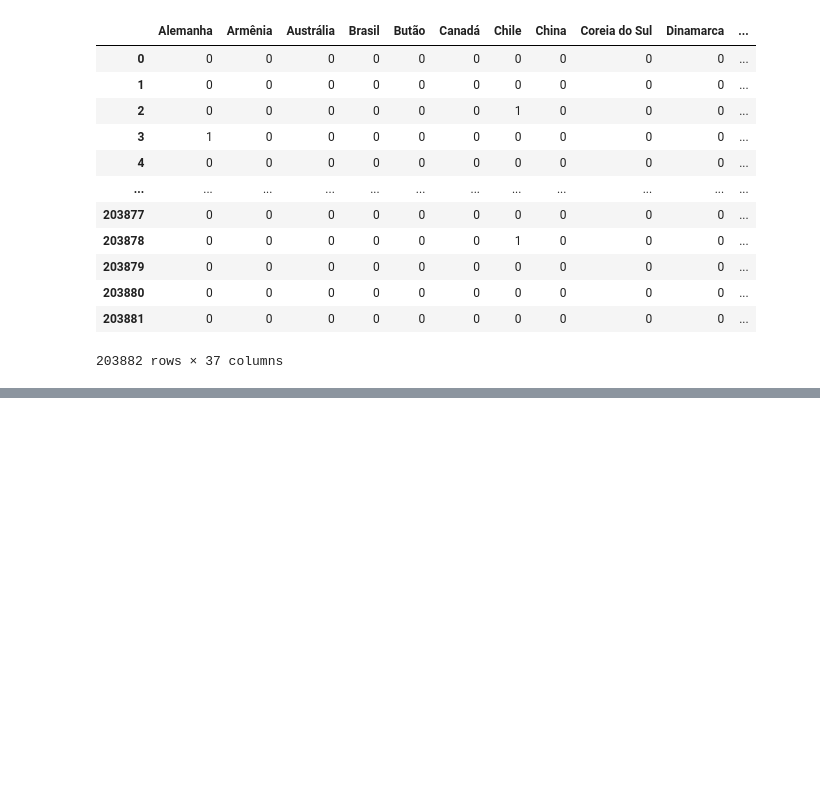
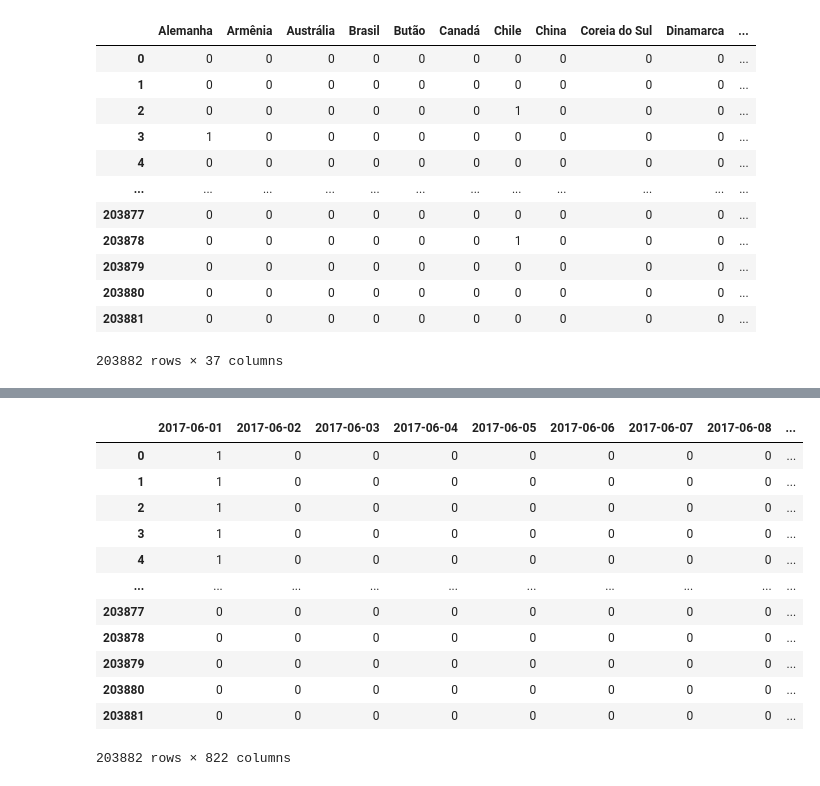
Before and after one commit to Jefferson170713/Data_Science, a Jupyter notebook: Estudo e análises/Analise de vendas do Youtube 01.ipynb, the cells around one changed output, grey strips where cells are left out. Cells and saved outputs as stored; diff of their text form; code cells hidden in the pictures; blank space fills up the shorter version.

```diff
--- a/Estudo e análises/Analise de vendas do Youtube.ipynb
+++ b/Estudo e análises/Analise de vendas do Youtube 01.ipynb
@@ -566,0 +645,17 @@ c
+# %%
+datas = pd.get_dummies(demo['Data da Venda'])
+datas
+# %% [output]
+|  | 2017-06-01 | 2017-06-02 | 2017-06-03 | 2017-06-04 | 2017-06-05 | 2017-06-06 | 2017-06-07 | 2017-06-08 | ... |
+| 0 | 1 | 0 | 0 | 0 | 0 | 0 | 0 | 0 | ... |
+| 1 | 1 | 0 | 0 | 0 | 0 | 0 | 0 | 0 | ... |
+| 2 | 1 | 0 | 0 | 0 | 0 | 0 | 0 | 0 | ... |
+| 3 | 1 | 0 | 0 | 0 | 0 | 0 | 0 | 0 | ... |
+| 4 | 1 | 0 | 0 | 0 | 0 | 0 | 0 | 0 | ... |
+| ... | ... | ... | ... | ... | ... | ... | ... | ... | ... |
+| 203877 | 0 | 0 | 0 | 0 | 0 | 0 | 0 | 0 | ... |
+| 203878 | 0 | 0 | 0 | 0 | 0 | 0 | 0 | 0 | ... |
+| 203879 | 0 | 0 | 0 | 0 | 0 | 0 | 0 | 0 | ... |
+| 203880 | 0 | 0 | 0 | 0 | 0 | 0 | 0 | 0 | ... |
+| 203881 | 0 | 0 | 0 | 0 | 0 | 0 | 0 | 0 | ... |
+203882 rows × 822 columns
```
Also changed, not shown: parts of 9 cells of this notebook, 1 other file.
